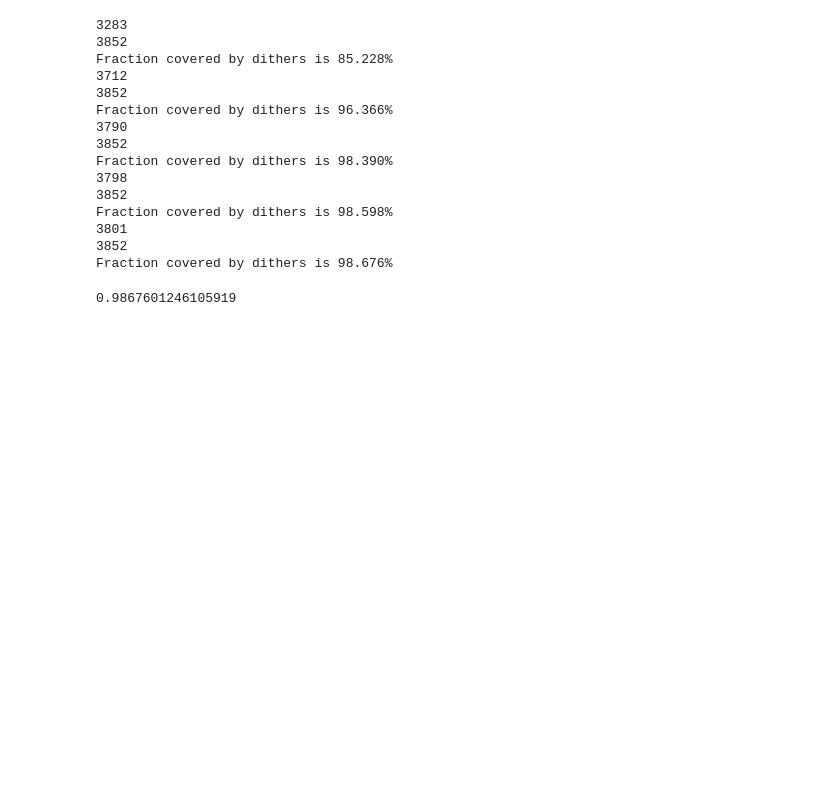
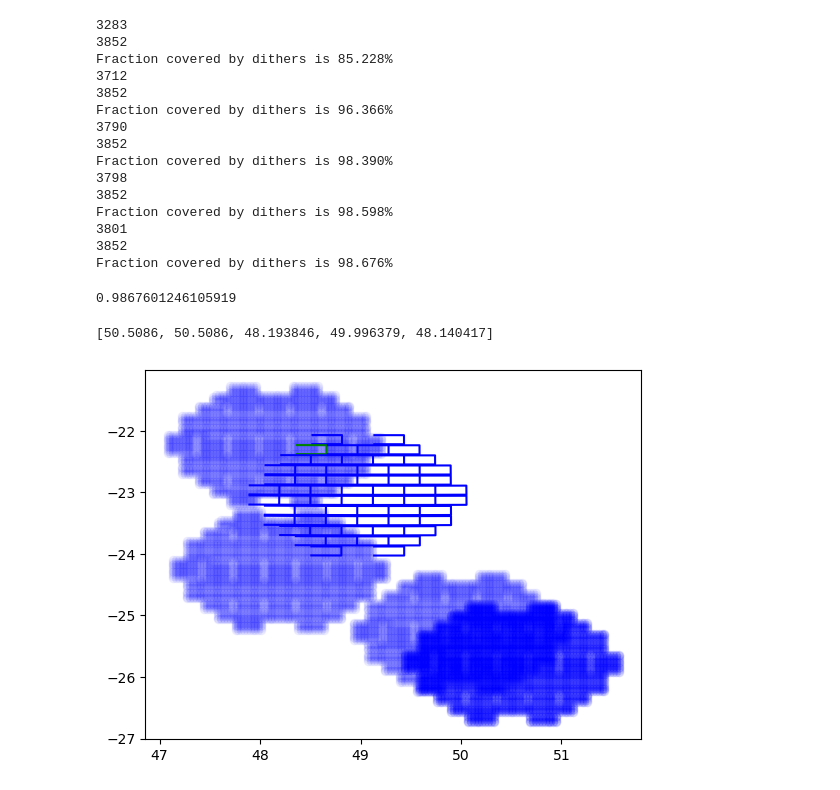
Before and after one commit to SSantosLab/Main-Injector, a Jupyter notebook: points_inside_CCD.ipynb, the cells around one changed output. Saved outputs shown, nothing was run; the diff lists cells and outputs as text; code cells hidden in the pictures; blank space fills up the shorter version.

Commit message:
notebook allows for plotting hex/ccds and finding coverage

```diff
--- a/points_inside_CCD.ipynb
+++ b/points_inside_CCD.ipynb
@@ -287,3 +287,7 @@ all_offsets = [[0.000, 0.000], [0.06389, 0.287436],
            [0.76668, 0.4227], [0.0479175, 0.777768],
            [-0.5257, 0.7222], [-1.1388, 0.0166],
            [0.0484, -0.6725], [0.9423775, -0.405792]]
+# %%
+print(template_ras)
+# %% [output]
+[50.5086, 50.5086, 48.193846, 49.996379, 48.140417]
@@ -289,0 +470,54 @@ all_offsets = [[0.000, 0.000], [0.06389, 0.287436],
+# %%
+#with nora and maria
+import matplotlib.pyplot as plt;plt.ion()
+
+fig, ax = plt.subplots()
+thisra = 48.9743625
+thisdec = - 23.0448222
+
+everyra = []
+everydec = []
+
+for i in range(len(template_ras)):
+    thisra = template_ras[i]
+    thisdec = template_decs[i]
+    cov_ra, cov_dec = fraction_sky_covered([0, 0], thisra, thisdec, n=100)
+    everyra.append(cov_ra)
+    everydec.append(cov_dec)
+    # print(everyra, everydec)
+
+plt.scatter(everyra, everydec, alpha = 0.05, color='blue')
+
+
+thisra = 48.9743625
+thisdec = - 23.0448222
+for ccd in ccd_numbers:
+        if ccd == 4:
+            color = 'green'
+        else:
+            color = 'blue'
+        corners = get_ccd_corners(ccd)
+        x, y = zip(*corners)
+        x = np.array(x) + thisra
+        y = np.array(y) + thisdec
+        # plt.xlim(4.5, 50.5)
+        # plt.ylim(-25, -21)
+
+        plt.plot(x, y, color=color)
+
+# plt.scatter(ra, dec)
+
+# for i in range(len(template_ras)):
+    # thisra = template_ras[i]
+    # thisdec = template_decs[i]
+    # for ccd in ccd_numbers:
+    #     corners = get_ccd_corners(ccd)
+    #     x, y = zip(*corners)
+    #     x = np.array(x) + thisra
+    #     y = np.array(y) + thisdec
+    #     # plt.xlim(4.5, 50.5)
+    #     # plt.ylim(-25, -21)
+
+    #     plt.plot(x, y)
+# %% [output]
+[figure, added]
```
Also changed, not shown: parts of 3 cells of this notebook.
